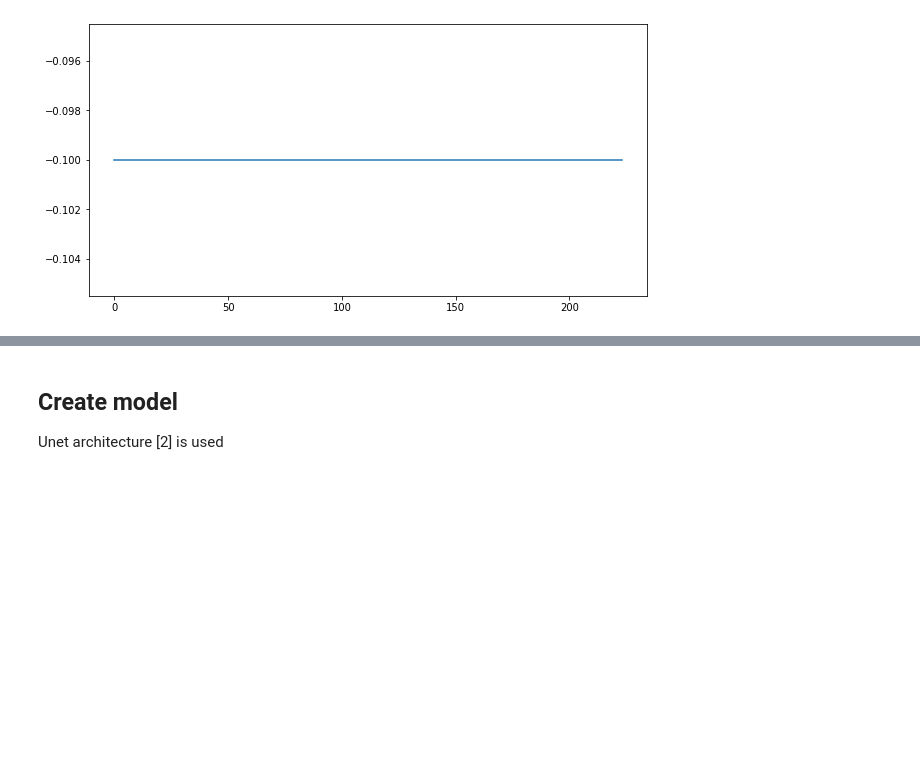
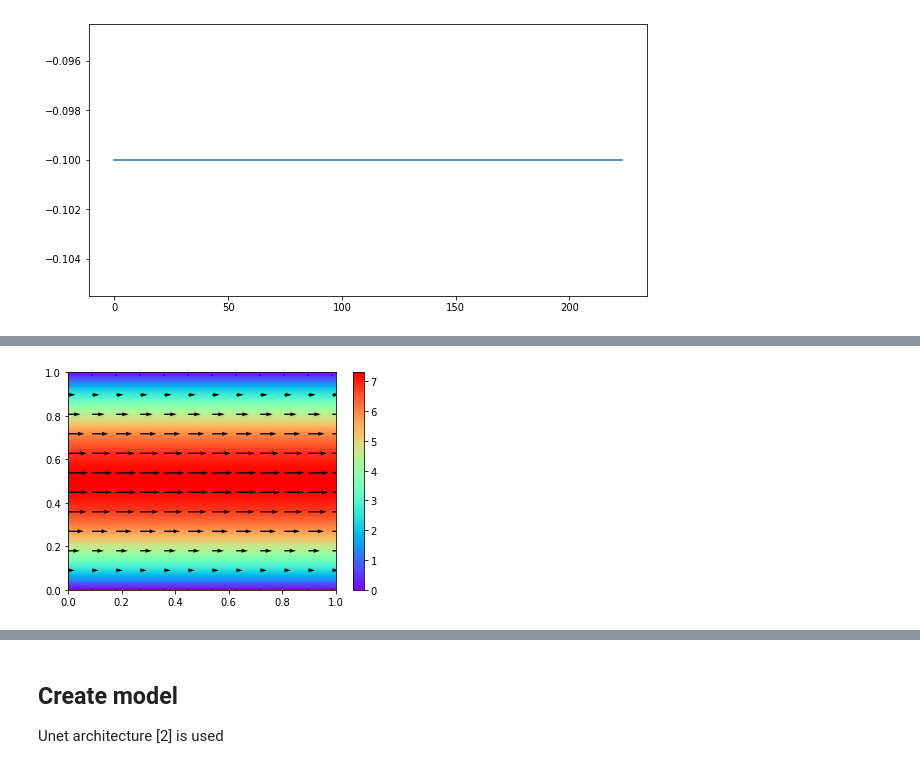
Before and after one commit to Mechanics-Mechatronics-and-Robotics/Physics-based-loss-and-machine-learning-approach-in-application-to-viscous-fluids-flow-modeling, a Jupyter notebook: Main.ipynb, the cells around one changed output, grey strips where cells are left out. Saved outputs shown, nothing was run; the diff lists cells and outputs as text; code cells hidden in the pictures; blank space fills up the shorter version.

```diff
--- a/Main.ipynb
+++ b/Main.ipynb
@@ -31,15 +31,8 @@ import os
 # %% [markdown]
 # Constants
 # %%
+#Training
 EPOCHS = 5000
-SIZE = 224 # image size
-sp = int(SIZE/2)#slice position
-FIGSIZE = 5 # figure size
-S2 = int(SIZE*0.4)
-S3 = SIZE - S2
-UP_COLOR =  torch.tensor((0, 0, 0)) # upper wall
-LOW_COLOR =  torch.tensor((0, 0, 1)) # upper wall
-CENTER_COLOR = torch.tensor((1, 1, 1)) # flow domain
 WORK_DIR = '/root/Physics_based_loss'
 DEVICE = torch.device("cuda" if torch.cuda.is_available() else "cpu")
 MODEL_NAME = "unet"
@@ -58,6 +51,17 @@ for i in product(*[hyps[j] for j in hyps]):
     HYPS.append({a:b for a, b in zip(hyps, i)})
 #"scheduler": ["None", "step", "cycle"]
 #"use_bn": [True, False]
+
+#Visualization
+SIZE = 224 # image size
+sp = int(SIZE/2)#slice position
+vps = 20 #vector plot step
+FIGSIZE = 5 # figure size
+S2 = int(SIZE*0.4)
+S3 = SIZE - S2
+UP_COLOR =  torch.tensor((0, 0, 0)) # upper wall
+LOW_COLOR =  torch.tensor((0, 0, 1)) # upper wall
+CENTER_COLOR = torch.tensor((1, 1, 1)) # flow domain
 # %% [markdown]
 # Geometry of the flow domain and the dynamic properties of fluid
 The fluid is Newtonian.
@@ -648,0 +687,4 @@ plt.show()
+# %%
+vector_plot(np.meshgrid(X1N,X2N), [np.array(v1ex),np.array(v2ex)],FIGSIZE, vps)
+# %% [output]
+[figure, added]
```
Also changed, not shown: parts of 7 cells of this notebook.
